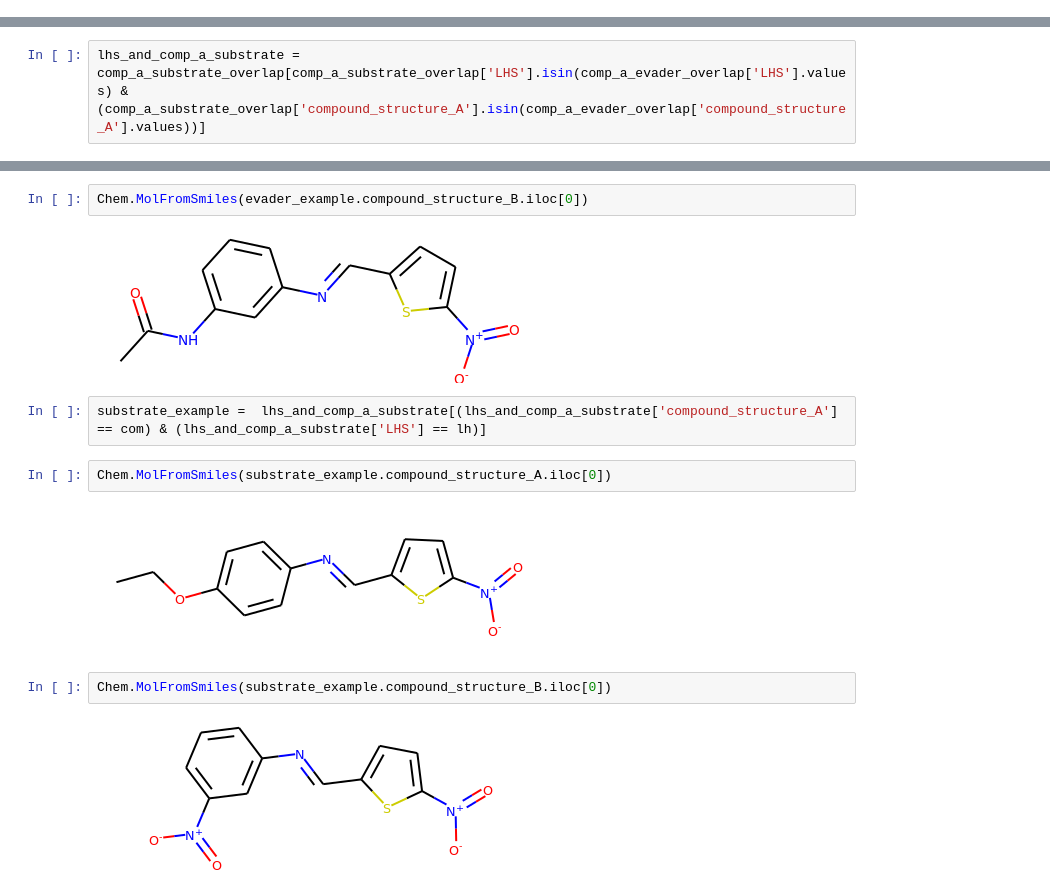
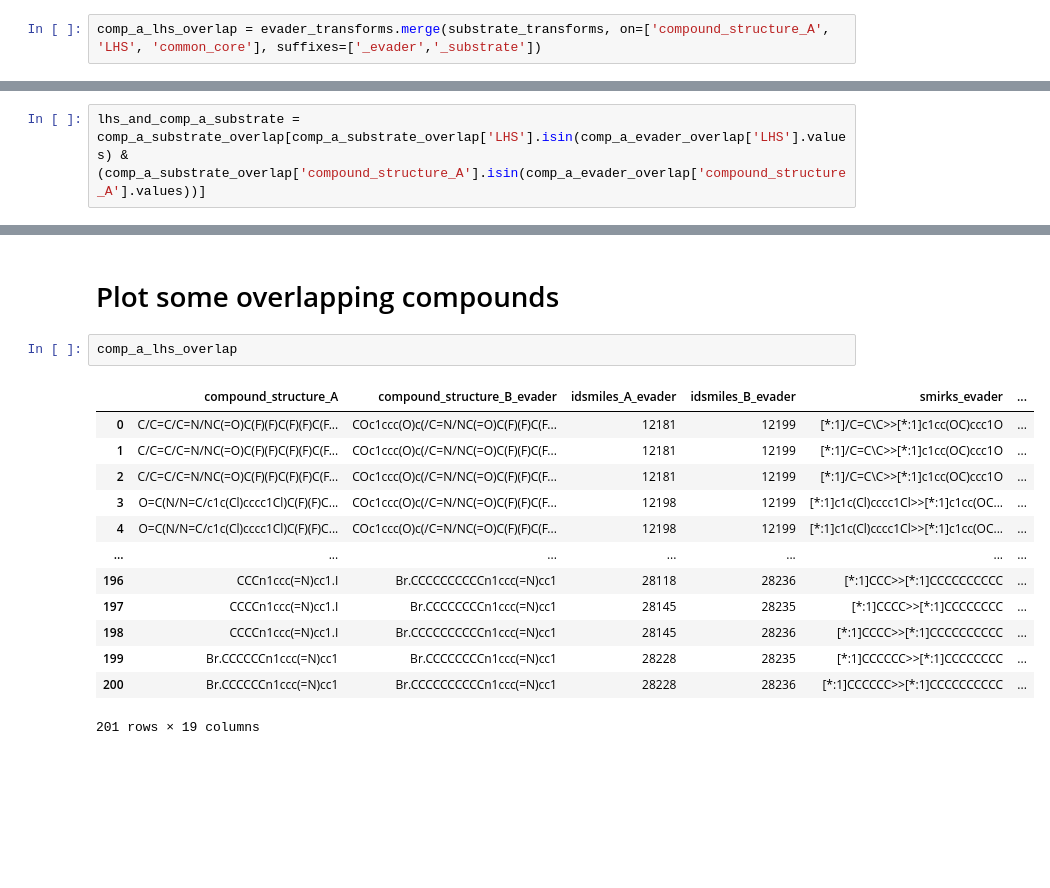
Before and after one commit to domgurvic/co_add_efflux, a Jupyter notebook: co_add/co_add_chaser.ipynb, the cells around one changed output, grey strips where cells are left out. Saved outputs shown, nothing was run; the diff lists cells and outputs as text; blank space fills up the shorter version.

```diff
--- a/co_add/co_add_chaser.ipynb
+++ b/co_add/co_add_chaser.ipynb
@@ -1656,0 +1664,2 @@ array(['O=C(CNc1ccc(Cl)cc1)N/N=C/c1ccc(Cl)cc1',
+# %%
+comp_a_lhs_overlap = evader_transforms.merge(substrate_transforms, on=['compound_structure_A', 'LHS', 'common_core'], suffixes=['_evader','_substrate'])
@@ -1693,14 +1692,18 @@ Chem.MolFromSmiles(evader_example.compound_structure_A.iloc[0])
-# %%
-Chem.MolFromSmiles(evader_example.compound_structure_B.iloc[0])
-# %% [output]
-[figure, removed]
-# %%
-substrate_example =  lhs_and_comp_a_substrate[(lhs_and_comp_a_substrate['compound_structure_A'] == com) & (lhs_and_comp_a_substrate['LHS'] == lh)]
-# %%
-Chem.MolFromSmiles(substrate_example.compound_structure_A.iloc[0])
-# %% [output]
-[figure, removed]
-# %%
-Chem.MolFromSmiles(substrate_example.compound_structure_B.iloc[0])
-# %% [output]
-[figure, removed]
+# %% [markdown]
+# Plot some overlapping compounds
+# %%
+comp_a_lhs_overlap
+# %% [output]
+|  | compound_structure_A | compound_structure_B_evader | idsmiles_A_evader | idsmiles_B_evader | smirks_evader | ... |
+| 0 | C/C=C/C=N/NC(=O)C(F)(F)C(F)(F)C(F... | COc1ccc(O)c(/C=N/NC(=O)C(F)(F)C(F... | 12181 | 12199 | [*:1]/C=C\C>>[*:1]c1cc(OC)ccc1O | ... |
+| 1 | C/C=C/C=N/NC(=O)C(F)(F)C(F)(F)C(F... | COc1ccc(O)c(/C=N/NC(=O)C(F)(F)C(F... | 12181 | 12199 | [*:1]/C=C\C>>[*:1]c1cc(OC)ccc1O | ... |
+| 2 | C/C=C/C=N/NC(=O)C(F)(F)C(F)(F)C(F... | COc1ccc(O)c(/C=N/NC(=O)C(F)(F)C(F... | 12181 | 12199 | [*:1]/C=C\C>>[*:1]c1cc(OC)ccc1O | ... |
+| 3 | O=C(N/N=C/c1c(Cl)cccc1Cl)C(F)(F)C... | COc1ccc(O)c(/C=N/NC(=O)C(F)(F)C(F... | 12198 | 12199 | [*:1]c1c(Cl)cccc1Cl>>[*:1]c1cc(OC... | ... |
+| 4 | O=C(N/N=C/c1c(Cl)cccc1Cl)C(F)(F)C... | COc1ccc(O)c(/C=N/NC(=O)C(F)(F)C(F... | 12198 | 12199 | [*:1]c1c(Cl)cccc1Cl>>[*:1]c1cc(OC... | ... |
+| ... | ... | ... | ... | ... | ... | ... |
+| 196 | CCCn1ccc(=N)cc1.I | Br.CCCCCCCCCCn1ccc(=N)cc1 | 28118 | 28236 | [*:1]CCC>>[*:1]CCCCCCCCCC | ... |
+| 197 | CCCCn1ccc(=N)cc1.I | Br.CCCCCCCCn1ccc(=N)cc1 | 28145 | 28235 | [*:1]CCCC>>[*:1]CCCCCCCC | ... |
+| 198 | CCCCn1ccc(=N)cc1.I | Br.CCCCCCCCCCn1ccc(=N)cc1 | 28145 | 28236 | [*:1]CCCC>>[*:1]CCCCCCCCCC | ... |
+| 199 | Br.CCCCCCn1ccc(=N)cc1 | Br.CCCCCCCCn1ccc(=N)cc1 | 28228 | 28235 | [*:1]CCCCCC>>[*:1]CCCCCCCC | ... |
+| 200 | Br.CCCCCCn1ccc(=N)cc1 | Br.CCCCCCCCCCn1ccc(=N)cc1 | 28228 | 28236 | [*:1]CCCCCC>>[*:1]CCCCCCCCCC | ... |
+201 rows × 19 columns
```
Also changed, not shown: parts of 31 cells of this notebook.
